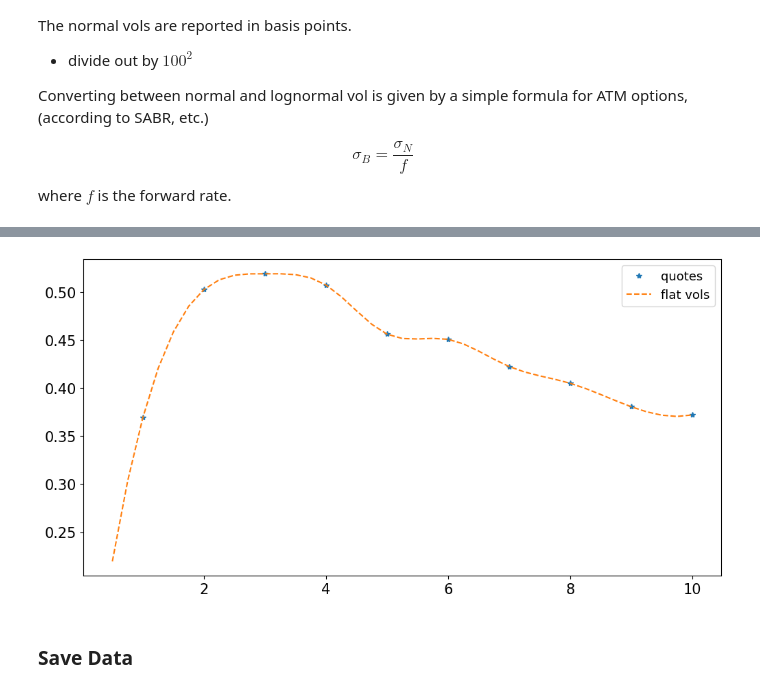
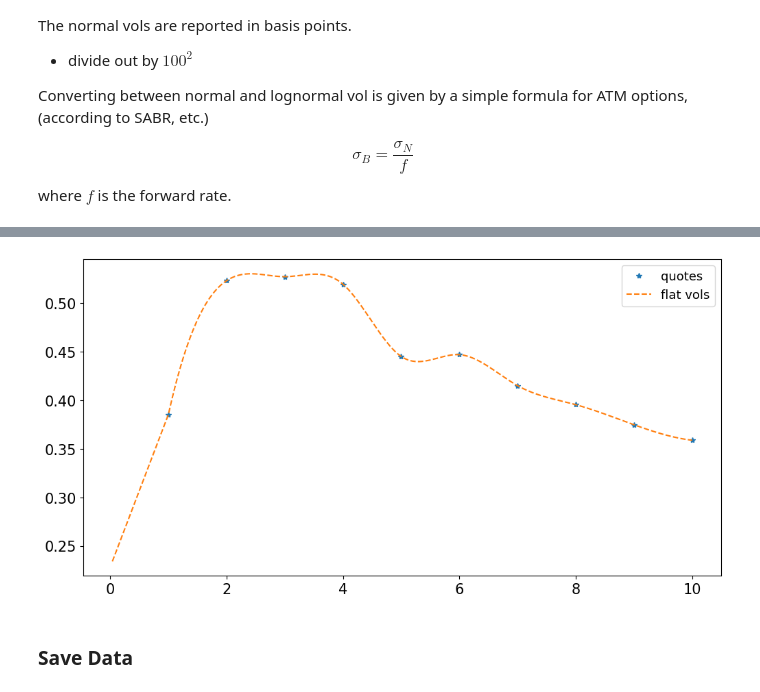
Before and after one commit to ttayl/finm-fiderivs-2023, a Jupyter notebook: build_data/Process Cap Quotes.ipynb, the cells around one changed output, grey strips where cells are left out. Drawn from its saved outputs; the diff is of its cells as text; code cells hidden in the pictures.

```diff
--- a/build_data/Process Cap Quotes.ipynb
+++ b/build_data/Process Cap Quotes.ipynb
@@ -34,12 +33,12 @@ from matplotlib.ticker import (MultipleLocator,
 # %% [markdown]
 ***
 # %%
-FILEIN = 'cap_quotes_2023-04-03'
-FREQ = 4
+FILEIN = 'cap_quotes_2023-04-21'
+FREQ = 52
 # %% [markdown]
 ### Select Date for Analysis
 # %%
-DATE = '2023-03-31'
+DATE = '2023-04-21'
 # %% [markdown]
 ### Export Curves to Excel
 # %%
@@ -49,7 +48,7 @@ FILEOUT = f'cap_curves_{DATE}'
 # SOFR Quotes
 # %%
 SHEET = 'sofr'
-sofrdata = pd.read_excel(f'../data/{FILEIN}.xlsx', sheet_name=SHEET).set_index('date')
+sofrdata = pd.read_excel(f'{FILEIN}.xlsx', sheet_name=SHEET).set_index('date')
 sofrdata.columns = sofrdata.loc['maturity']
 sofrdata.drop(index=['maturity'],inplace=True)
 sofrdata.index = pd.to_datetime(sofrdata.index)
@@ -95,7 +94,7 @@ sofrcurves[['swap rates','forwards']].plot()
 # Cap Quotes
 # %%
 SHEET = 'cap'
-capdata = pd.read_excel(f'../data/{FILEIN}.xlsx', sheet_name=SHEET).set_index('date')
+capdata = pd.read_excel(f'{FILEIN}.xlsx', sheet_name=SHEET).set_index('date')
 capdata.columns = capdata.loc['maturity']
 capdata.drop(index=['maturity'],inplace=True)
 capdata.index = pd.to_datetime(capdata.index)
@@ -140,12 +143,21 @@ Try `cubicspline`.
 # %%
+LIN_EXTRAP = True
+FRONT_RATIO = .6
+
 capcurves = interp_curves(capquotes[[DATE]].T,dt=1/FREQ, date=DATE,interp_method='cubicspline').rename(columns={'interp':'flat vols'})
+
+if LIN_EXTRAP:
+    fix_short = capcurves.loc[:1,'flat vols']
+    fix_short.iloc[:-1] = np.nan
+    fix_short.iloc[0] = capcurves.loc[1,'flat vols'] * FRONT_RATIO
+    capcurves.loc[:1,'flat vols'] = fix_short.interpolate(limit_direction='both', fill_value = 'extrapolate')
 
 # drop extrapolated value at first period as there is no caplet for the first period.
 capcurves['flat vols'].iloc[0] = np.nan
 
 plot_interp_curves(capcurves)
 # %% [output]
-[figure, old version]
+[figure, new version]
 # %% [markdown]
 ### Save Data
 # %%
```
Also changed, not shown: parts of 5 cells of this notebook, 16 other files.
